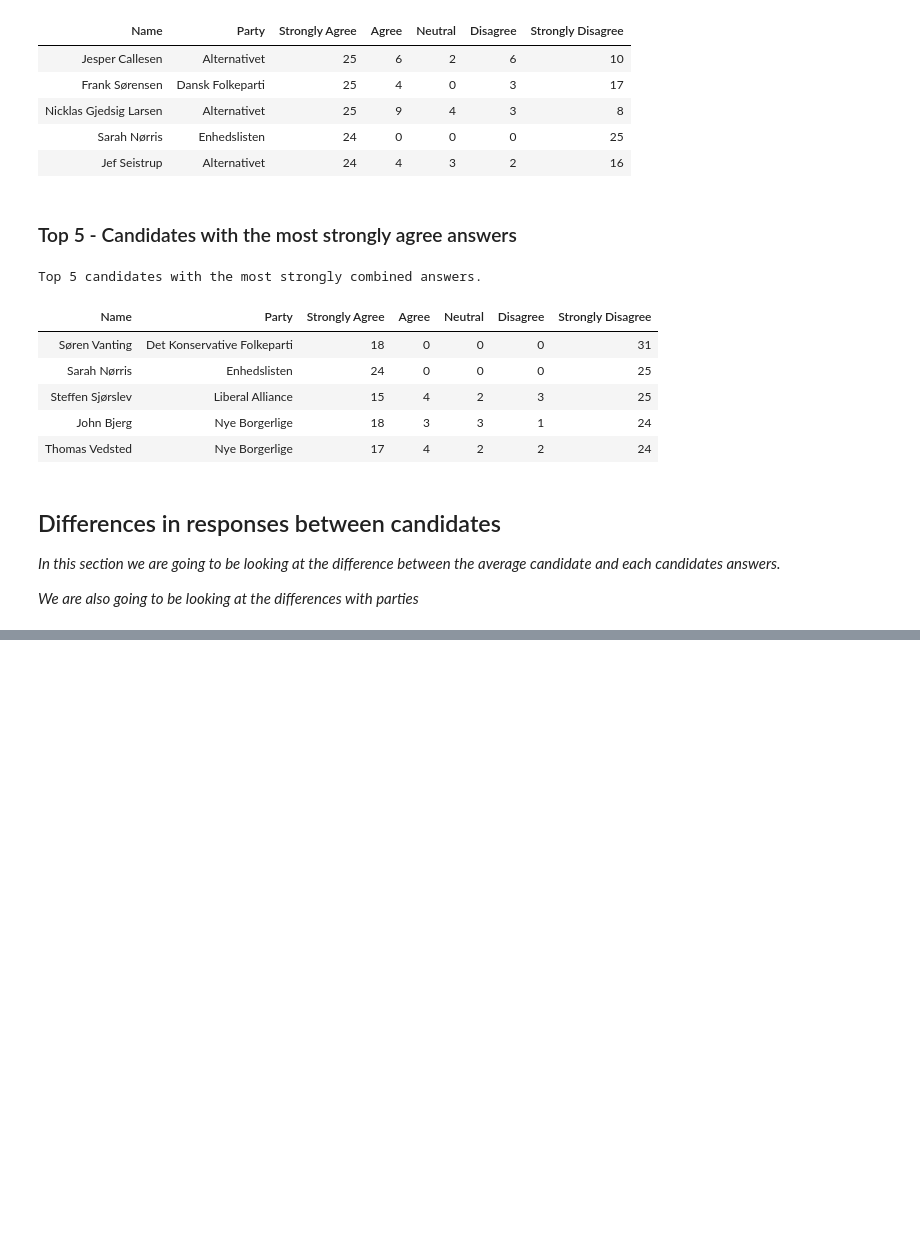
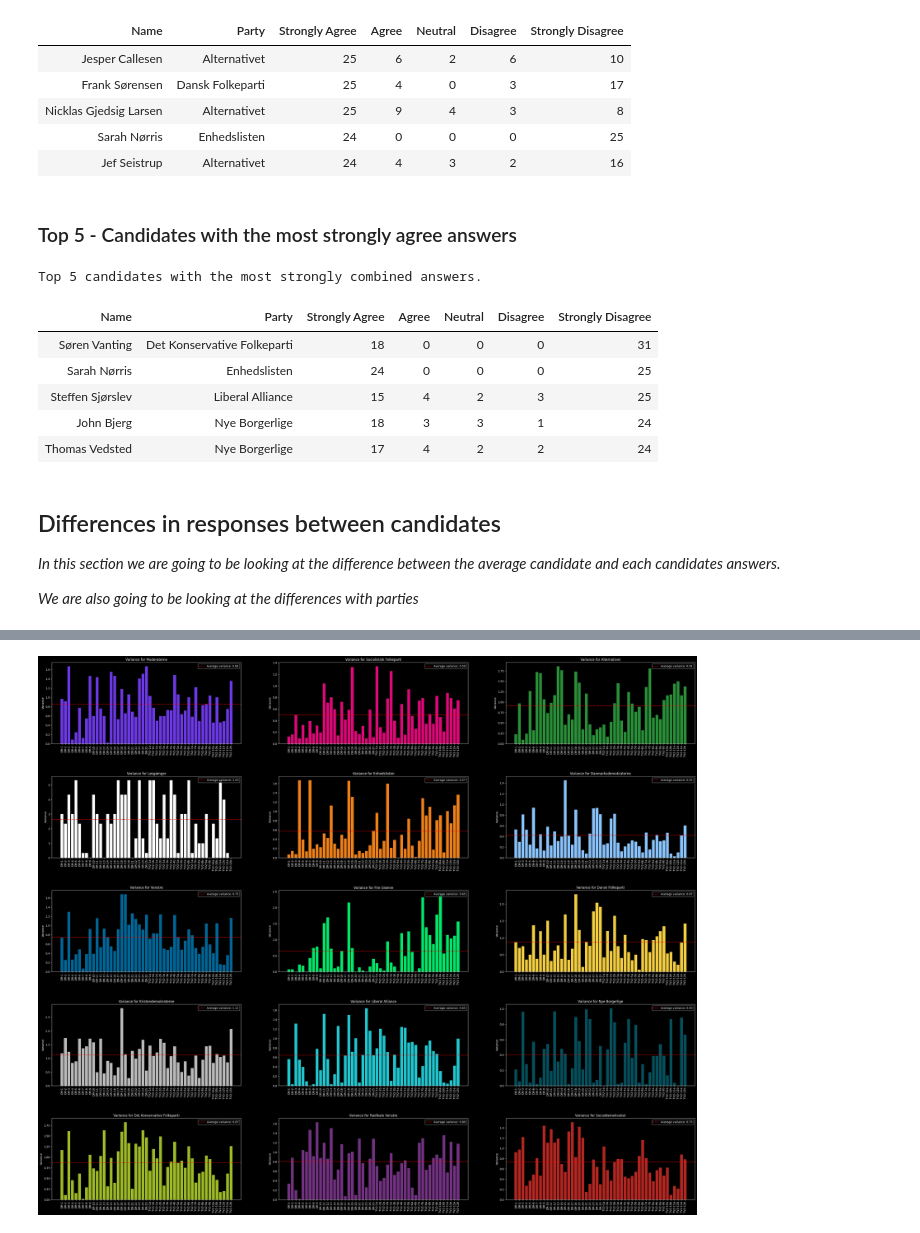
Before and after one commit to MAL1-MMMB/MAL, a Jupyter notebook: Assignment 2/Candidate Test 2022 I.ipynb, the cells around one changed output, grey strips where cells are left out. Drawn from its saved outputs; the diff is of its cells as text; code cells hidden in the pictures; blank space fills up the shorter version.

Commit message:
Added intra-party section.

```diff
--- a/Assignment 2/Candidate Test 2022 I.ipynb
+++ b/Assignment 2/Candidate Test 2022 I.ipynb
@@ -394,0 +404,96 @@ Variance of the responses.
+# %%
+import numpy as np
+
+# Utility function - Colors for the different parties
+def party_colors() -> dict:
+    return {
+        'Moderaterne': '#6c39e5',
+        'Socialistisk Folkeparti': '#dd0878',
+        'Alternativet': '#2a8f39',
+        'Løsgænger': 'white',
+        'Enhedslisten': '#ed8019',
+        'Danmarksdemokraterne': '#8ac3ff',
+        'Venstre': '#006697',
+        'Frie Grønne': '#00e66a',
+        'Dansk Folkeparti': '#f3cd41',
+        'Kristendemokraterne': '#bababa',
+        'Liberal Alliance': '#21c6cf',
+        'Nye Borgerlige': '#054f5c',
+        'Det Konservative Folkeparti': '#9eba27',
+        'Radikale Venstre': '#713280',
+        'Socialdemokratiet': '#b32722'
+    }
+
+# - Fetch the necessary data
+selected_data = clean_data[['Name', 'Party'] + [col for col in clean_data.columns if 'DR' in col or 'TV2' in col]]
+
+# - Find the questions
+responses = [col for col in selected_data.columns if 'DR' in col or 'TV2' in col]
+
+# - Find the parties
+parties = selected_data['Party'].unique()
+party_colors = party_colors()
+
+# * Initialize the empty dictionary
+data = {}
+
+# ! Iterate through the responses and populate the dictionary
+for response in responses:
+    # * Calculate the variance for each response
+    for party in parties:
+        # * Extract the data for the specific party
+        party_data = selected_data[selected_data['Party'] == party]
+
+        # * Calculate the variance for the party
+        variance = party_data[response].var()
+
+        # ? Update the dictionary
+        if party in data:
+            data[party][response] = variance
+        else:
+            data[party] = {response: variance}
+
+
+# * Calculate the number of rows and columns for the subplots
+n_parties = len(parties)
+n_cols = 3
+n_rows = np.ceil(n_parties / n_cols).astype(int)
+
+# * Create the subplots
+plot.style.use('dark_background')
+fig, axs = plot.subplots(n_rows, n_cols, figsize=(14 * n_cols, 8 * n_rows))  # Adjust the figure size as needed
+
+# * Flatten the axis array for easy indexing
+axs = axs.flatten()
+
+# ? Iterate through the parties and plot the variance
+for idx, party in enumerate(parties):
+    df_var = pd.DataFrame(data[party], index=[0])
+    df_var_transposed = df_var.T
+    df_var_transposed[0] = df_var_transposed[0].astype(float)
+
+    # * Plot on the respective subplot
+    ax = axs[idx]
+    ax.bar(df_var_transposed.index, df_var_transposed[0], color=party_colors[party])
+
+    # * Calculate the average and add a line to the plot
+    average_variance = df_var_transposed[0].mean()
+    ax.axhline(y=average_variance, color='r', linestyle='--', label=f'Average variance: {average_variance:.2f}')
+
+    # ? Style the plot
+    ax.set_title(f'Variance for {party}')
+    ax.tick_params(axis='x', rotation=90)
+    ax.set_ylabel('Variance')
+    ax.legend(loc="upper right")
+
+# * Hide any unused axes
+for idx in range(n_parties, n_rows * n_cols):
+    axs[idx].set_visible(False)
+
+# * Adjust layout to prevent overlap
+fig.subplots_adjust(bottom=0.2, hspace=0.4)
+
+# - Display the plot
+plot.show()
+# %% [output]
+[figure, added]
```
Also changed, not shown: parts of 5 cells of this notebook.
